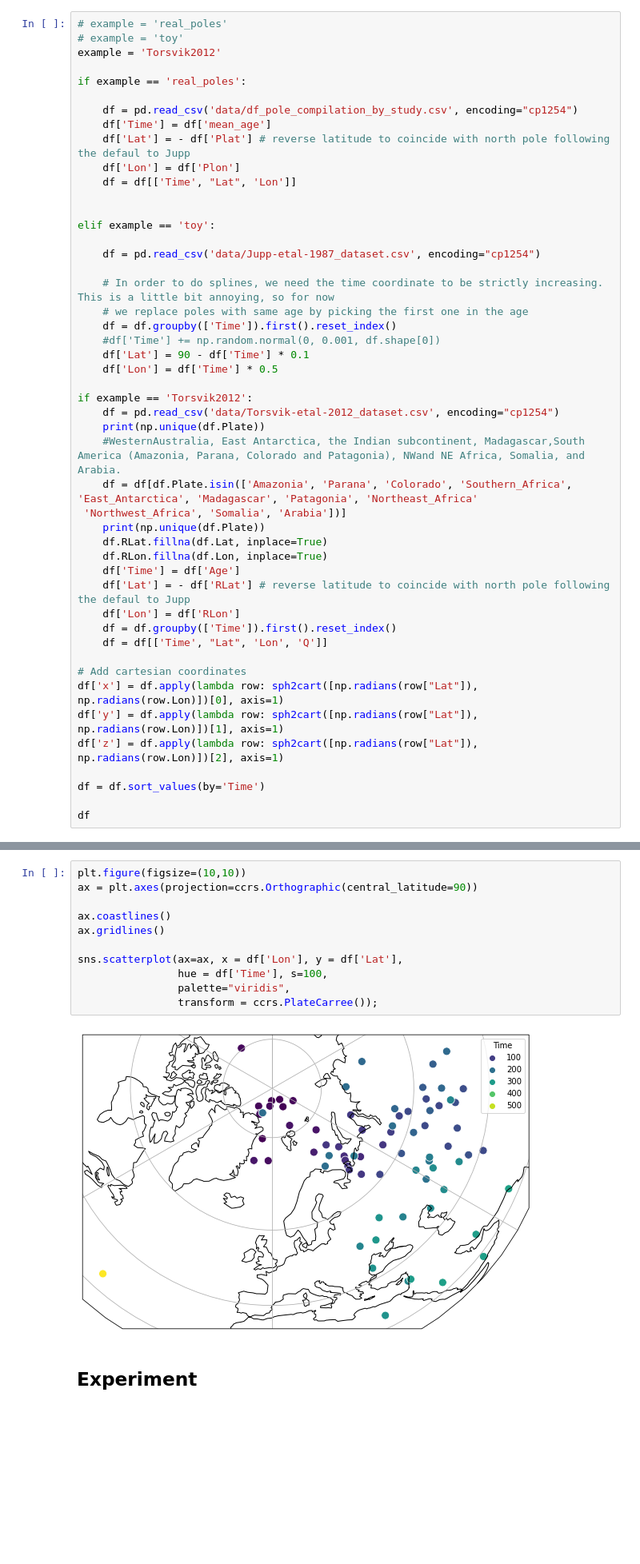
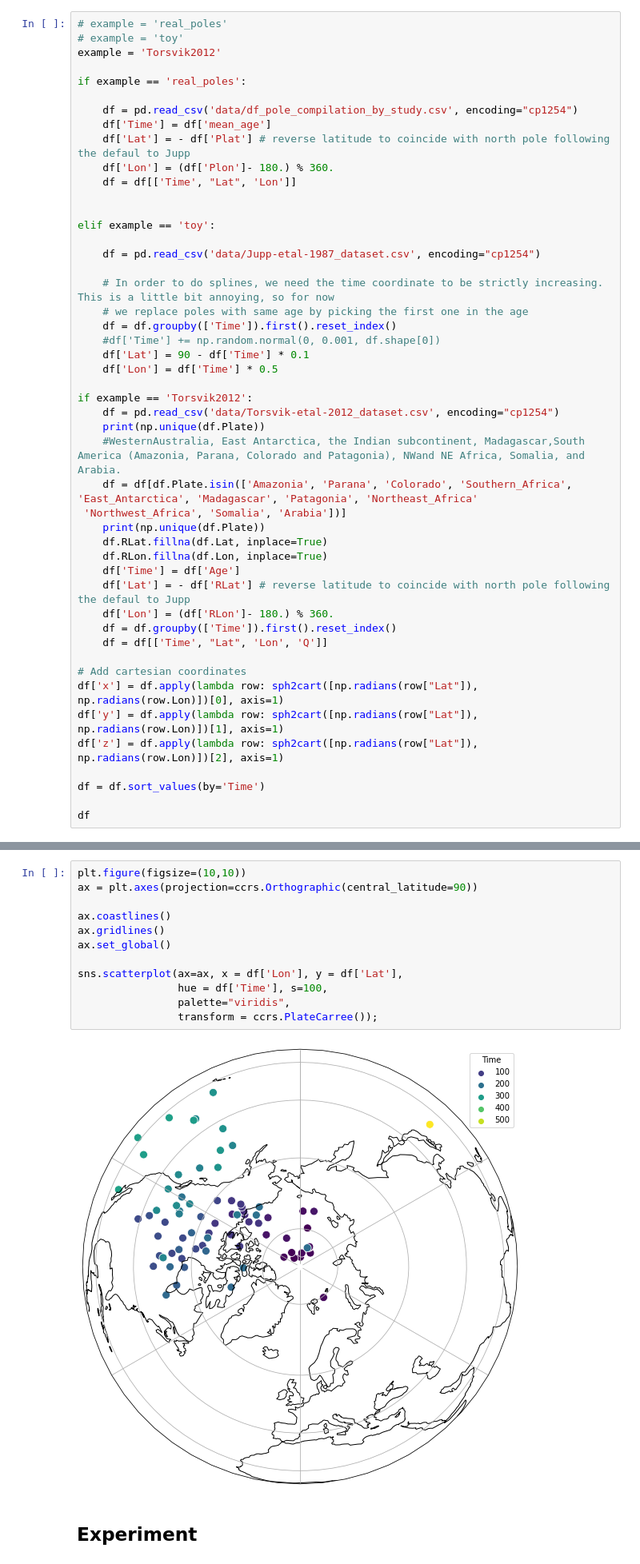
Before and after one commit to PolarWandering/PaleoStats, a Jupyter notebook: Spherical_Splines.ipynb, the cells around one changed output, grey strips where cells are left out. Shown at 80% size. Cells and saved outputs as stored; diff of their text form; blank space fills up the shorter version.

Commit message:
added antipode of longitude and color to the spline in the last figure

```diff
--- a/Spherical_Splines.ipynb
+++ b/Spherical_Splines.ipynb
@@ -36,7 +40,7 @@ if example == 'real_poles':
     df = pd.read_csv('data/df_pole_compilation_by_study.csv', encoding="cp1254")
     df['Time'] = df['mean_age']
     df['Lat'] = - df['Plat'] # reverse latitude to coincide with north pole following the defaul to Jupp
-    df['Lon'] = df['Plon']
+    df['Lon'] = (df['Plon']- 180.) % 360.
     df = df[['Time', "Lat", 'Lon']]
 
 
@@ -62,7 +66,7 @@ if example == 'Torsvik2012':
     df.RLon.fillna(df.Lon, inplace=True)
     df['Time'] = df['Age']
     df['Lat'] = - df['RLat'] # reverse latitude to coincide with north pole following the defaul to Jupp
-    df['Lon'] = df['RLon']
+    df['Lon'] = (df['RLon']- 180.) % 360.
     df = df.groupby(['Time']).first().reset_index()
     df = df[['Time', "Lat", 'Lon', 'Q']]
 
@@ -97,16 +101,17 @@ df
 # %%
 plt.figure(figsize=(10,10))
 ax = plt.axes(projection=ccrs.Orthographic(central_latitude=90))
 
 ax.coastlines()
 ax.gridlines()
+ax.set_global()
 
 sns.scatterplot(ax=ax, x = df['Lon'], y = df['Lat'],
                 hue = df['Time'], s=100,
                 palette="viridis",
                 transform = ccrs.PlateCarree());
 # %% [output]
-[figure, old version]
+[figure, new version]
 # %% [markdown]
 ## Experiment
 # %%
```
Also changed, not shown: parts of 6 cells of this notebook.
